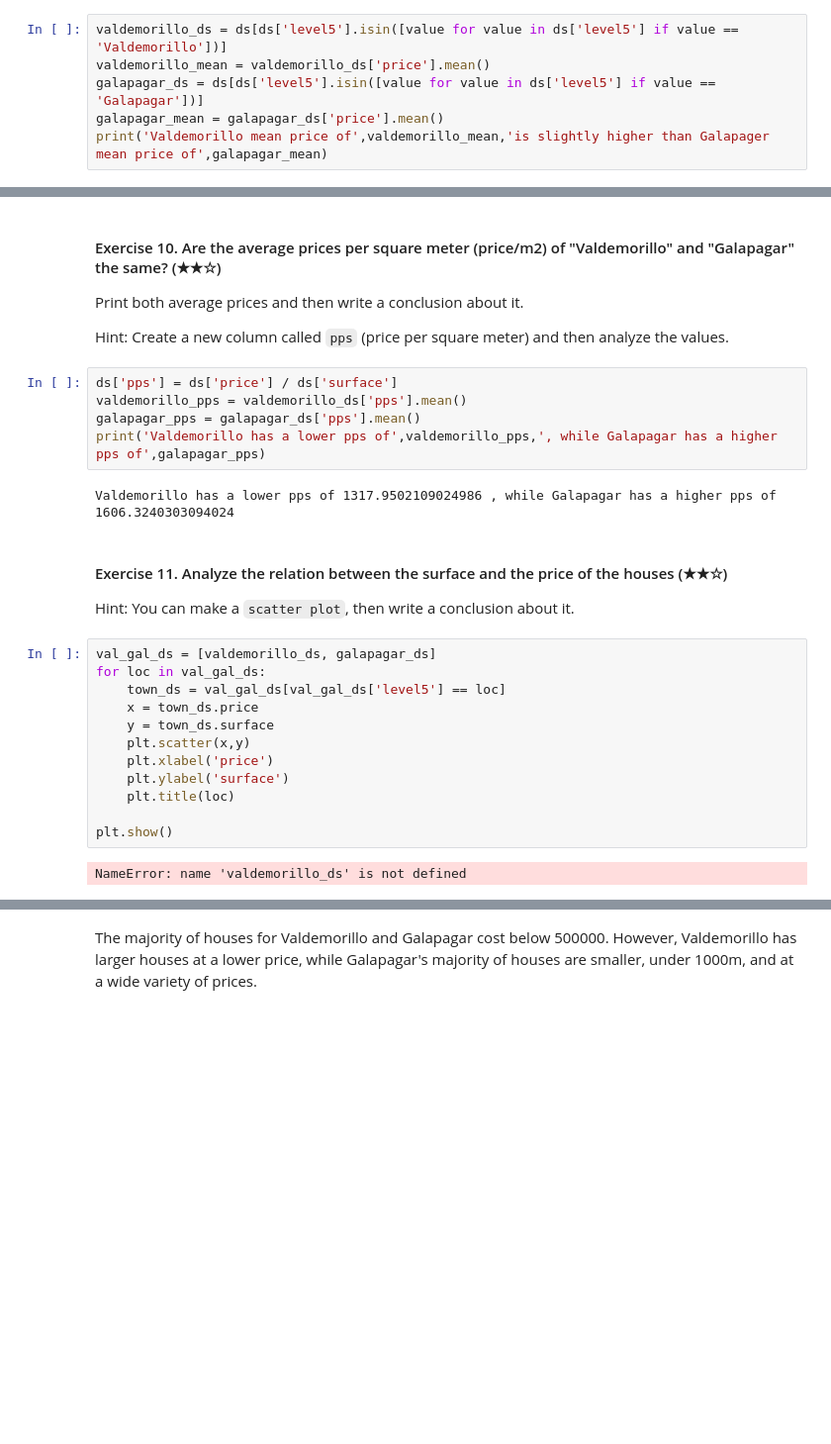
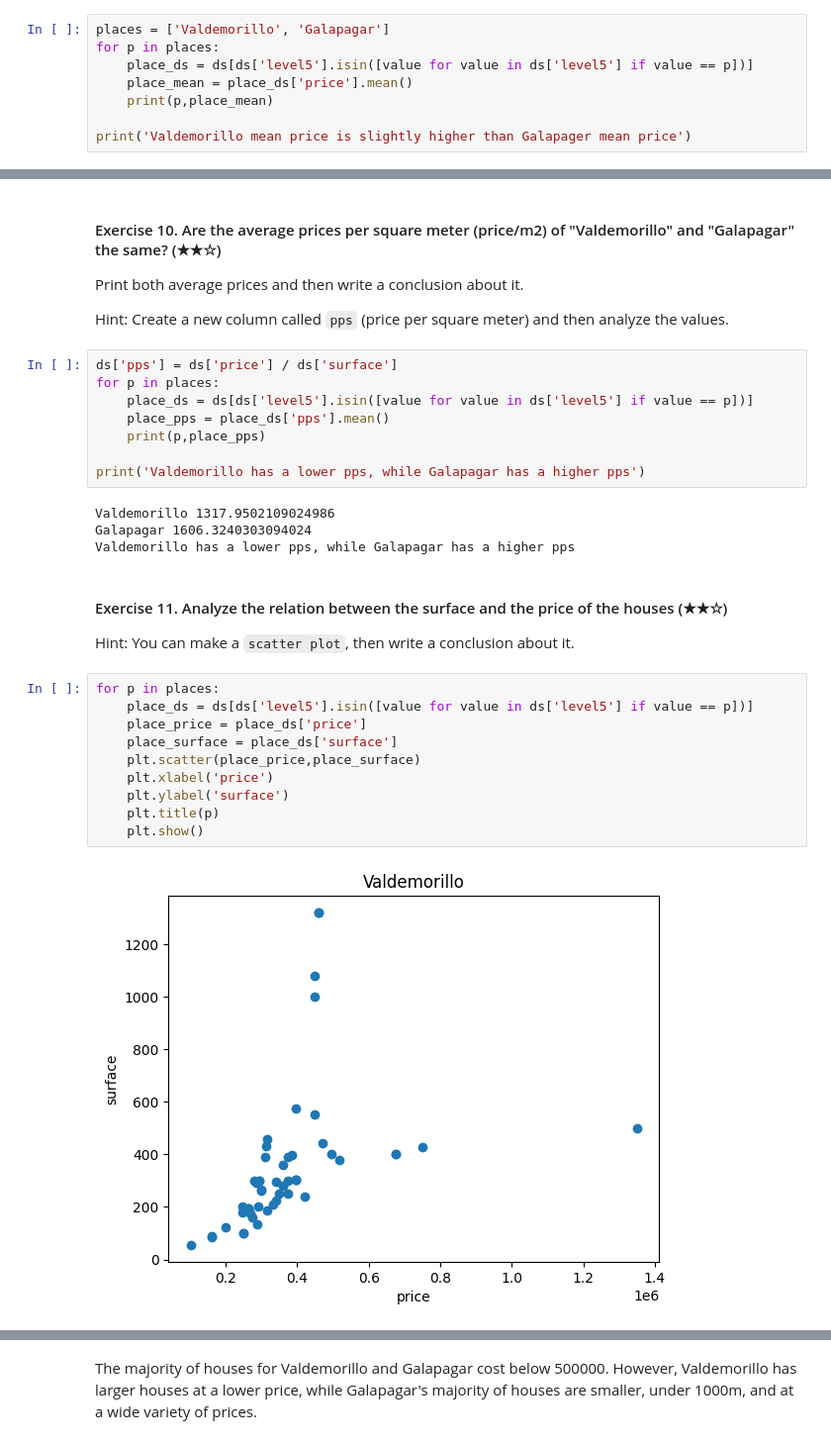
Before and after one commit to helloklow/realestate-datacleanup-exercise, a Jupyter notebook: project.ipynb, the cells around one changed output, grey strips where cells are left out. Shown at 99% size. Cells and saved outputs as stored; diff of their text form; blank space fills up the shorter version.

```diff
--- a/project.ipynb
+++ b/project.ipynb
@@ -161,9 +150,11 @@ The majority of houses fall between 200000 and 400000.
 
 Print both average prices and then write a conclusion about them.
 # %%
-valdemorillo_ds = ds[ds['level5'].isin([value for value in ds['level5'] if value == 'Valdemorillo'])]
-valdemorillo_mean = valdemorillo_ds['price'].mean()
-galapagar_ds = ds[ds['level5'].isin([value for value in ds['level5'] if value == 'Galapagar'])]
-galapagar_mean = galapagar_ds['price'].mean()
-print('Valdemorillo mean price of',valdemorillo_mean,'is slightly higher than Galapager mean price of',galapagar_mean)
+places = ['Valdemorillo', 'Galapagar']
+for p in places:
+    place_ds = ds[ds['level5'].isin([value for value in ds['level5'] if value == p])]
+    place_mean = place_ds['price'].mean()
+    print(p,place_mean)
+
+print('Valdemorillo mean price is slightly higher than Galapager mean price')
 # %% [output]
@@ -176,26 +169,29 @@ Print both average prices and then write a conclusion about it.
 Hint: Create a new column called `pps` (price per square meter) and then analyze the values.
 # %%
 ds['pps'] = ds['price'] / ds['surface']
-valdemorillo_pps = valdemorillo_ds['pps'].mean()
-galapagar_pps = galapagar_ds['pps'].mean()
-print('Valdemorillo has a lower pps of',valdemorillo_pps,', while Galapagar has a higher pps of',galapagar_pps)
+for p in places:
+    place_ds = ds[ds['level5'].isin([value for value in ds['level5'] if value == p])]
+    place_pps = place_ds['pps'].mean()
+    print(p,place_pps)
+
+print('Valdemorillo has a lower pps, while Galapagar has a higher pps')
 # %% [output]
-Valdemorillo has a lower pps of 1317.9502109024986 , while Galapagar has a higher pps of 1606.3240303094024
+Valdemorillo 1317.9502109024986
+Galapagar 1606.3240303094024
+Valdemorillo has a lower pps, while Galapagar has a higher pps
 # %% [markdown]
 #### Exercise 11. Analyze the relation between the surface and the price of the houses (★★☆)
 
 Hint: You can make a `scatter plot`, then write a conclusion about it.
 # %%
-val_gal_ds = [valdemorillo_ds, galapagar_ds]
-for loc in val_gal_ds:
-    town_ds = val_gal_ds[val_gal_ds['level5'] == loc]
-    x = town_ds.price
-    y = town_ds.surface
-    plt.scatter(x,y)
+for p in places:
+    place_ds = ds[ds['level5'].isin([value for value in ds['level5'] if value == p])]
+    place_price = place_ds['price']
+    place_surface = place_ds['surface']
+    plt.scatter(place_price,place_surface)
     plt.xlabel('price')
     plt.ylabel('surface')
-    plt.title(loc)
-
-plt.show()
+    plt.title(p)
+    plt.show()
 # %% [output]
-NameError: name 'valdemorillo_ds' is not defined
+[figure, added]
```
Also changed, not shown: parts of 5 cells of this notebook.
